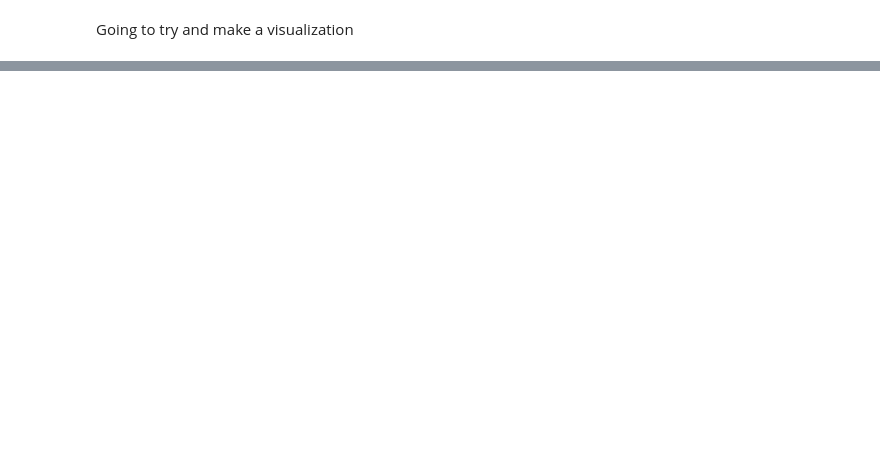
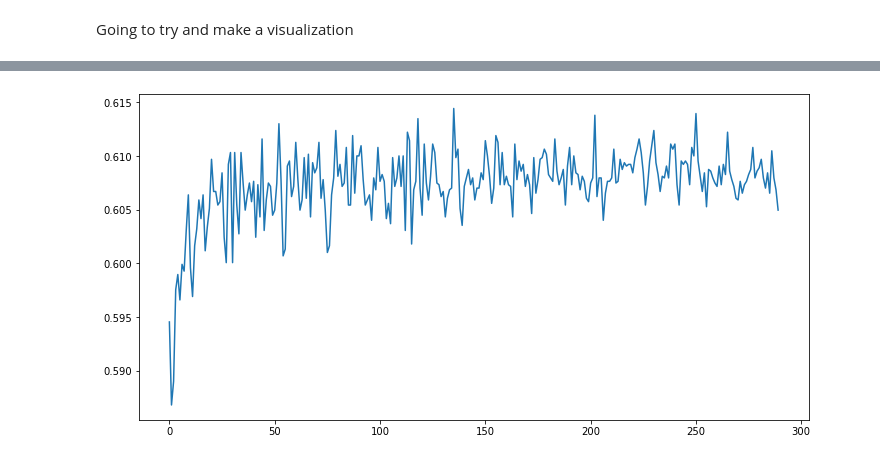
Before and after one commit to nmisasi/CS254-Final-Project, a Jupyter notebook: randomForest.ipynb, the cells around one changed output, grey strips where cells are left out. Cells and saved outputs as stored; diff of their text form; code cells hidden in the pictures; blank space fills up the shorter version.

```diff
--- a/randomForest.ipynb
+++ b/randomForest.ipynb
@@ -277,0 +227,11 @@ plt.show()
+# %%
+forest_scores = []
+for i in range(10, 300):
+    #add your code here.
+    homeDtc = RandomForestClassifier(n_estimators=i).fit(trainHomeX, np.ravel(trainHomeY))
+    forest_scores.append(homeDtc.score(valHomeX, valHomeY))
+plt.plot(forest_scores)
+p2 = plt.gcf()
+p2.set_size_inches(12,6)
+# %% [output]
+[figure, added]
```
Also changed, not shown: parts of 27 cells of this notebook.
